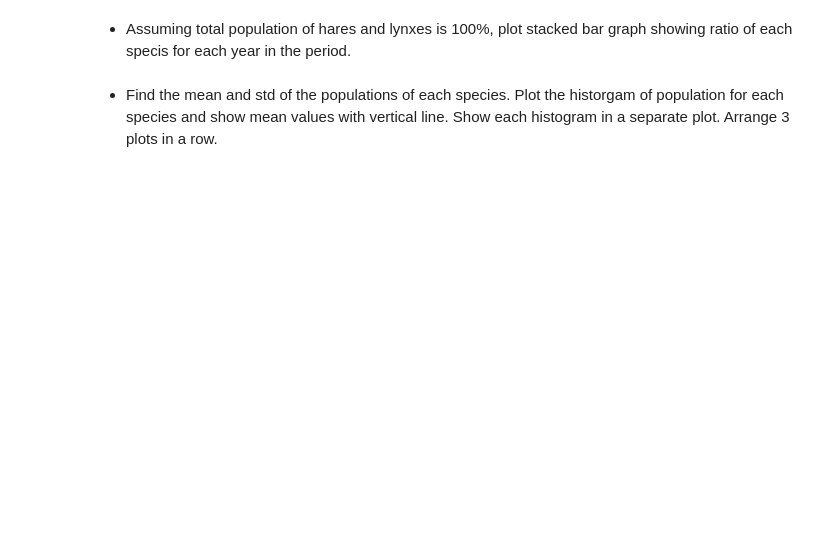
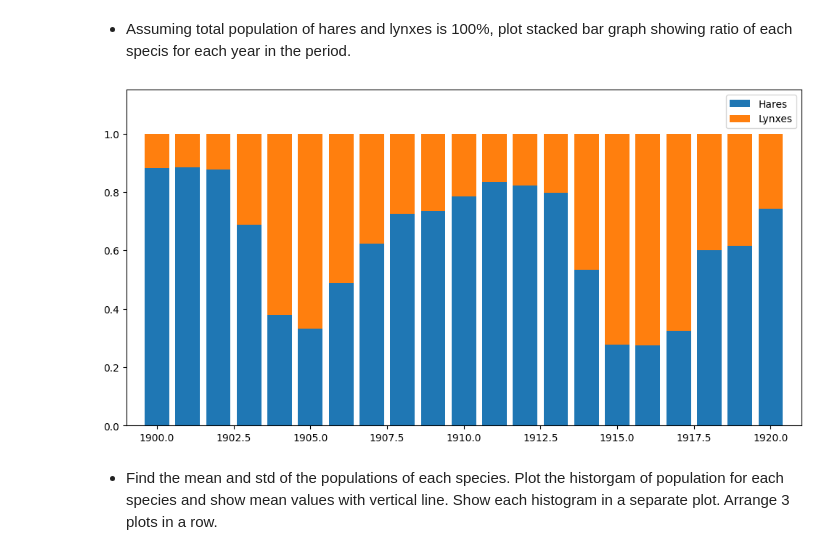
Before and after one commit to Zhuravlev-AD/statprac_homework, a Jupyter notebook: 2_numpy+matplotlib.ipynb, the cells around one changed output. Drawn from its saved outputs; the diff is of its cells as text; code cells hidden in the pictures; blank space fills up the shorter version.

```diff
--- a/2_numpy+matplotlib.ipynb
+++ b/2_numpy+matplotlib.ipynb
@@ -77,4 +120,22 @@ The data in [populations.txt](https://drive.google.com/file/d/1Bq7qVzbZIOd058Vob
 # %% [markdown]
 - Assuming total population of hares and lynxes is 100%, plot stacked bar graph showing ratio of each specis for each year in the period.
+# %%
+import numpy as np
+import matplotlib.pyplot as plt
+data = np.loadtxt("populations.txt")
+year = data[:, 0]
+hare = data[:, 1]
+lynx = data[:, 2]
+carrot = data[:, 3]
+plt.figure(figsize=(12, 6))
+ratio_hare = hare / (hare + lynx)
+ratio_lynx = lynx / (hare + lynx)
+plt.bar(year, ratio_hare, label = "Hares")
+plt.bar(year, ratio_lynx, bottom = ratio_hare, label = "Lynxes")
+plt.axis([1899, 1921, 0, 1.15])
+plt.legend()
+plt.show()
+# %% [output]
+[figure, added]
 # %% [markdown]
 - Find the mean and std of the populations of each species. Plot the historgam of population for each species and show mean values with vertical line. Show each histogram in a separate plot. Arrange 3 plots in a row.
```
Also changed, not shown: parts of 9 cells of this notebook.
